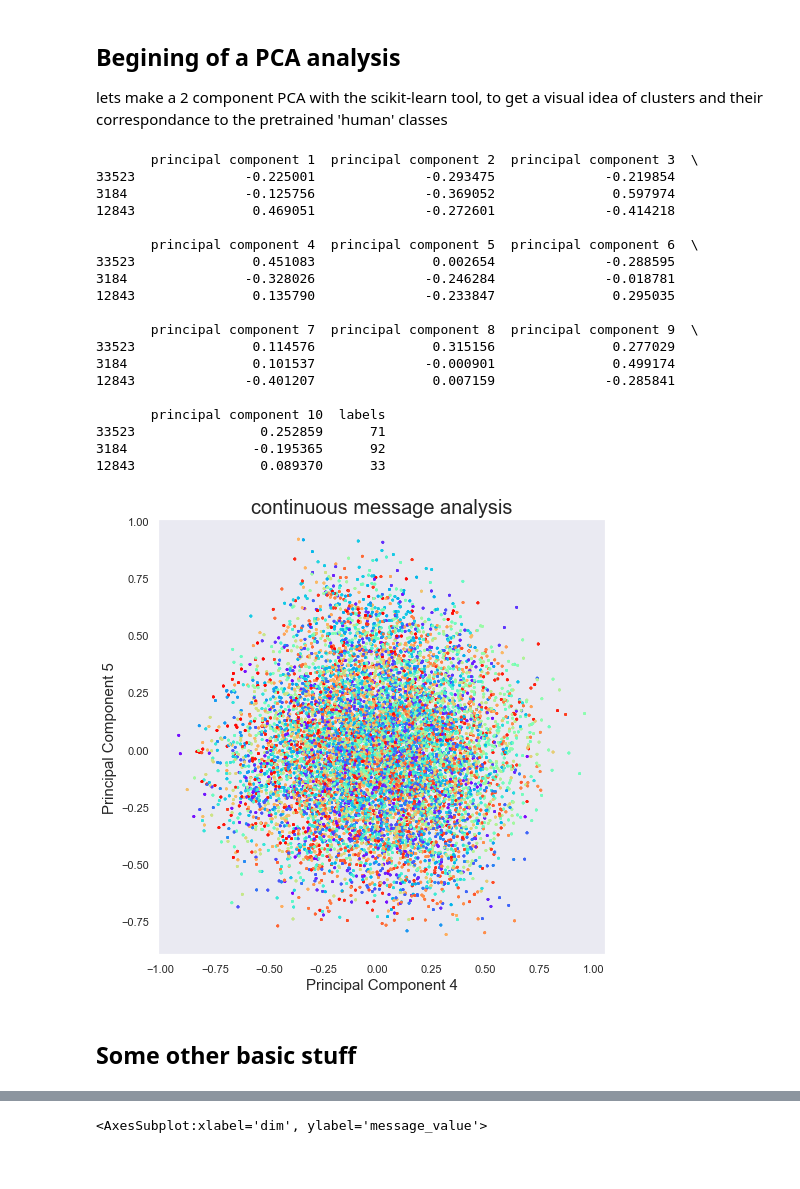
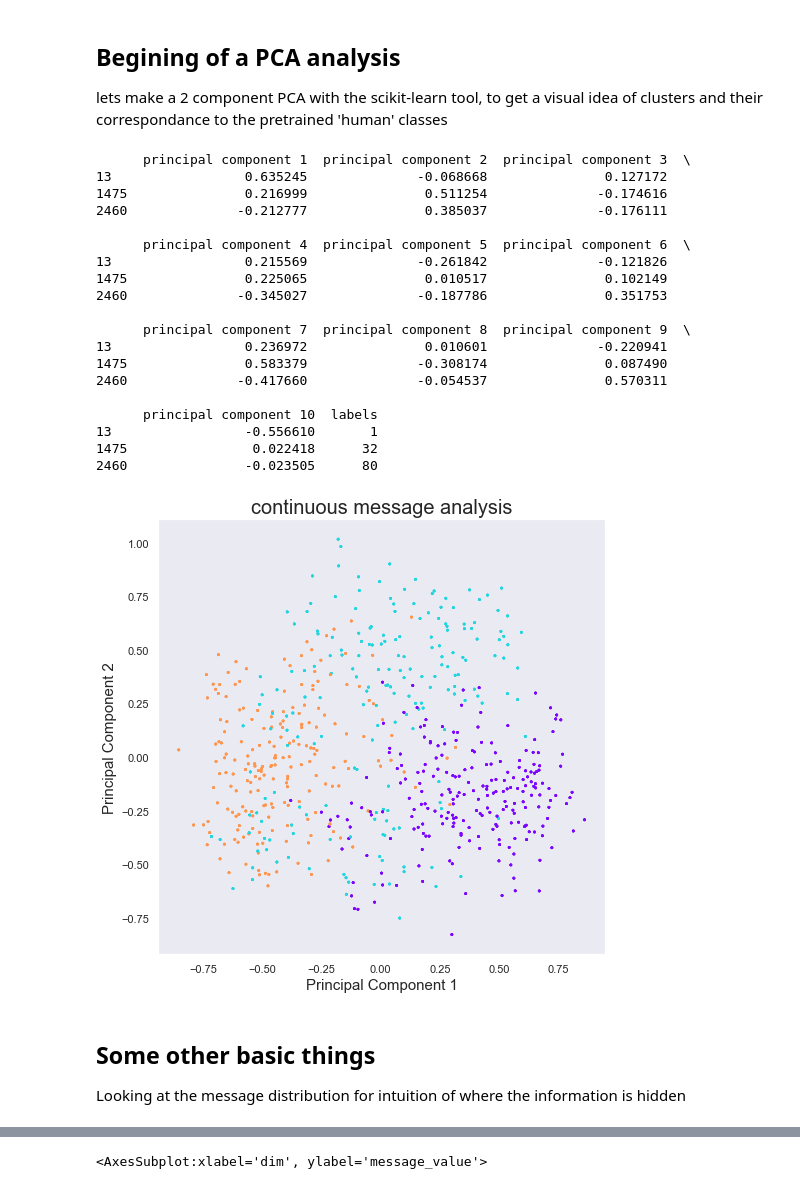
Before and after one commit to facebookresearch/EGG, a Jupyter notebook: egg/zoo/pop/scripts/continuous_interaction_analysis.ipynb, the cells around one changed output, grey strips where cells are left out. Drawn from its saved outputs; the diff is of its cells as text; code cells hidden in the pictures.

```diff
--- a/egg/zoo/pop/scripts/continuous_interaction_analysis.ipynb
+++ b/egg/zoo/pop/scripts/continuous_interaction_analysis.ipynb
@@ -69,11 +70,14 @@ print(df_inter.sample(3))
 ## Begining of a PCA analysis
 lets make a 2 component PCA with the scikit-learn tool, to get a visual idea of clusters and their correspondance to the pretrained 'human' classes
 # %%
-# select which sender to analyse
+# select which sender to analyse and which pretraining class labels
 # chosen_sender_index = [0,1,2,3]
 _chosen_sender_index = [2,3]
-# taking only the interactions that have the matching indexes for the sender
+# _chosen_labels = [i for i in range(100)]
+_chosen_labels = [1, 32, 80]
+# taking only the interactions that have the matching indexes for the sender and the class labels
 selectedsender_interactions = df_inter[df_inter.sender_idx.isin(_chosen_sender_index)]
+selectedsender_interactions = df_inter[df_inter.labels.isin(_chosen_labels)]
 # %%
 # Doing the actual PCA
 n_components=10
@@ -87,49 +91,49 @@ df_pca = pd.DataFrame(data = principalComponents
 df_pca['labels'] = selectedsender_interactions.labels.values
 print(df_pca.sample(3))
 # %% [output]
-       principal component 1  principal component 2  principal component 3  \
-33523              -0.225001              -0.293475              -0.219854
-3184               -0.125756              -0.369052               0.597974
-12843               0.469051              -0.272601              -0.414218
+      principal component 1  principal component 2  principal component 3  \
+13                 0.635245              -0.068668               0.127172
+1475               0.216999               0.511254              -0.174616
+2460              -0.212777               0.385037              -0.176111
 
-       principal component 4  principal component 5  principal component 6  \
-33523               0.451083               0.002654              -0.288595
-3184               -0.328026              -0.246284              -0.018781
-12843               0.135790              -0.233847               0.295035
+      principal component 4  principal component 5  principal component 6  \
+13                 0.215569              -0.261842              -0.121826
+1475               0.225065               0.010517               0.102149
+2460              -0.345027              -0.187786               0.351753
 
-       principal component 7  principal component 8  principal component 9  \
-33523               0.114576               0.315156               0.277029
-3184                0.101537              -0.000901               0.499174
-12843              -0.401207               0.007159              -0.285841
+      principal component 7  principal component 8  principal component 9  \
+13                 0.236972               0.010601              -0.220941
+1475               0.583379              -0.308174               0.087490
+2460              -0.417660              -0.054537               0.570311
 
-       principal component 10  labels
-33523                0.252859      71
-3184                -0.195365      92
-12843                0.089370      33
+      principal component 10  labels
+13                 -0.556610       1
+1475                0.022418      32
+2460               -0.023505      80
 # %%
-# plotting the PCA (and realising these dimensions ain't helping for clustering...)
-
-# Chose here which components you want to look at (they're all terrible)
-prin_comp_A = 4
-prin_comp_B = 5
+# plotting the PCA (looking at all the data is too complex)
+# Chose here which components you want to look at (1 and 2 should have most information)
+prin_comp_A = 1
+prin_comp_B = 2
 
 fig = plt.figure(figsize = (8,8))
 ax = fig.add_subplot(1,1,1)
 ax.set_xlabel(f'Principal Component {prin_comp_A}', fontsize = 15)
 ax.set_ylabel(f'Principal Component {prin_comp_B}', fontsize = 15)
 ax.set_title('continuous message analysis', fontsize = 20)
 colors = plt.cm.rainbow(torch.arange(0, 1, 0.01))
 
 # here I´m colouring the different classes with different colours
 ax.scatter(df_pca[f'principal component {prin_comp_A}']
             , df_pca[f'principal component {prin_comp_B}']
             , color = colors[df_pca['labels']]
             , s = 3)
 ax.grid()
 # %% [output]
-[figure, old version]
+[figure, new version]
-# %% [markdown]
-## Some other basic stuff
+# %% [markdown]
+## Some other basic things
+Looking at the message distribution for intuition of where the information is hidden
 # %%
 import seaborn as sns
 # %%
```
Also changed, not shown: parts of 6 cells of this notebook.
